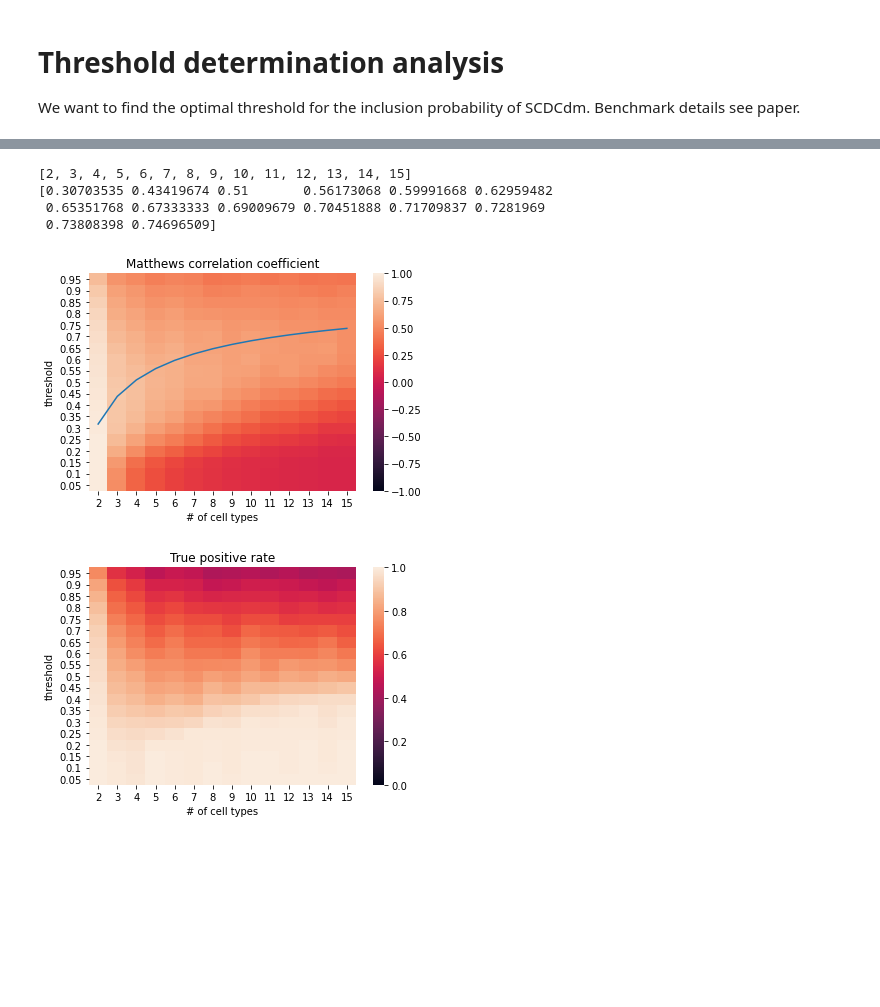
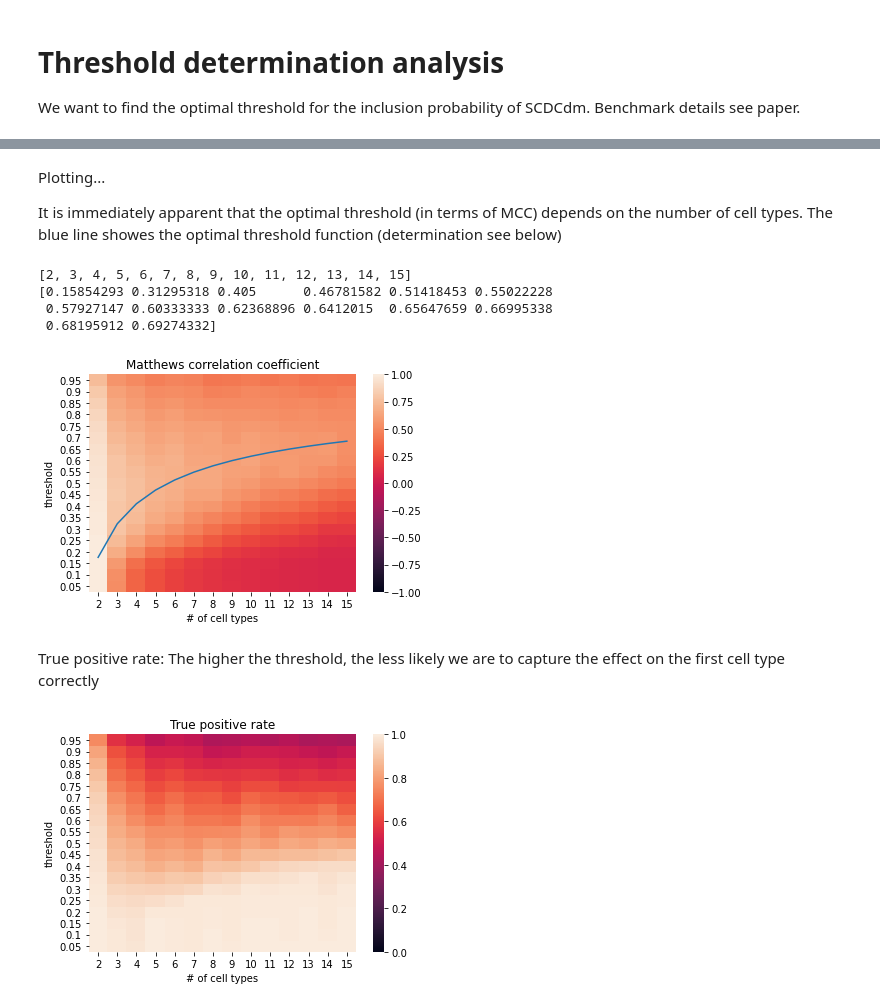
Before and after one commit to theislab/scCODA, a Jupyter notebook: paper_simulation_scripts/threshold_determination_analysis.ipynb, the cells around one changed output, grey strips where cells are left out. Cells and saved outputs as stored; diff of their text form; code cells hidden in the pictures; blank space fills up the shorter version.

```diff
--- a/paper_simulation_scripts/threshold_determination_analysis.ipynb
+++ b/paper_simulation_scripts/threshold_determination_analysis.ipynb
@@ -175,29 +190,36 @@ print(total_df)
 159599  0.000000
 
 [159600 rows x 21 columns]
+# %% [markdown]
+Plotting...
+
+It is immediately apparent that the optimal threshold (in terms of MCC) depends on the number of cell types.
+The blue line showes the optimal threshold function (determination see below)
 # %%
 plot_df_mcc = total_df.groupby(["n_cell_types", "threshold"]).agg({"mcc": "mean"}).unstack(level=0)
 plot_df_mcc.columns = plot_df_mcc.columns.droplevel(0)
 
 ax = sns.heatmap(data=plot_df_mcc, vmin=-1, vmax=1)
 ax.invert_yaxis()
 
 xs = [x+2 for x in range(14)]
-ys = 1 - (0.98/np.sqrt(xs))
+ys = 1 - (1.19/np.sqrt(xs))
 print(xs)
 print(ys)
 plt.plot([x+0.5 for x in range(14)], ys*19)
 
 plt.xlabel("# of cell types")
 plt.title("Matthews correlation coefficient")
 
 plt.show()
 # %% [output]
 [2, 3, 4, 5, 6, 7, 8, 9, 10, 11, 12, 13, 14, 15]
-[0.30703535 0.43419674 0.51       0.56173068 0.59991668 0.62959482
- 0.65351768 0.67333333 0.69009679 0.70451888 0.71709837 0.7281969
- 0.73808398 0.74696509]
+[0.15854293 0.31295318 0.405      0.46781582 0.51418453 0.55022228
+ 0.57927147 0.60333333 0.62368896 0.6412015  0.65647659 0.66995338
+ 0.68195912 0.69274332]
-[figure, old version]
+[figure, new version]
+# %% [markdown]
+True positive rate: The higher the threshold, the less likely we are to capture the effect on the first cell type correctly
 # %%
 plot_df_tpr = total_df.groupby(["n_cell_types", "threshold"]).agg({"tpr": "mean"}).unstack(level=0)
 plot_df_tpr.columns = plot_df_tpr.columns.droplevel(0)
```
Also changed, not shown: parts of 12 cells of this notebook, 5 other files.
